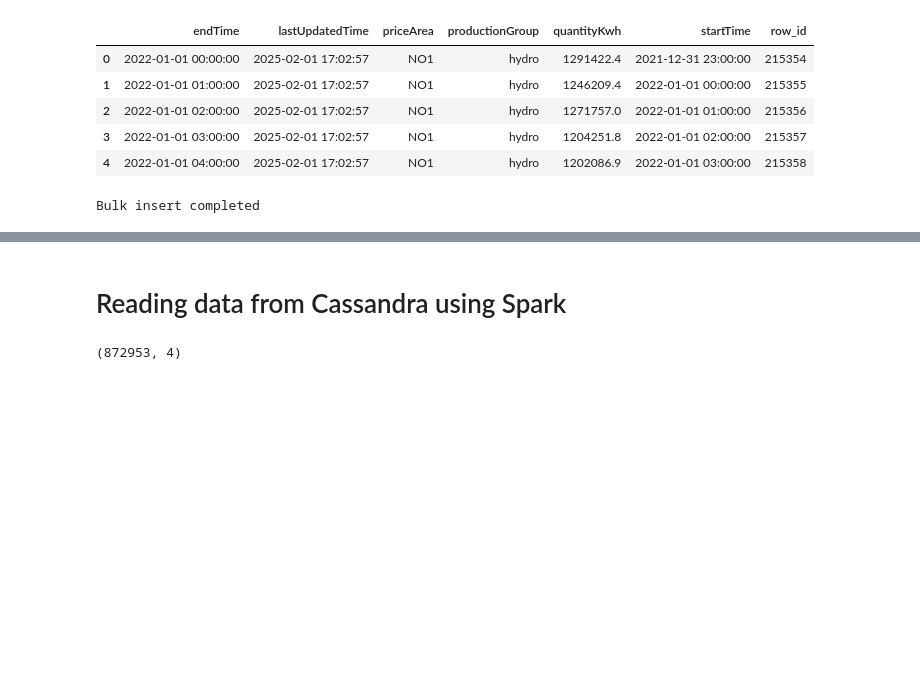
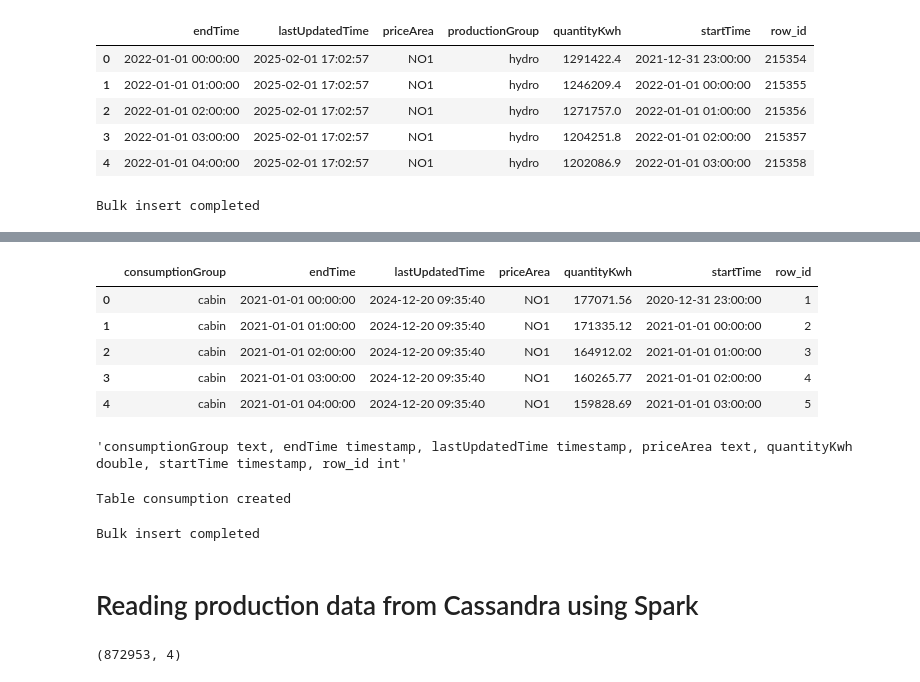
Before and after one commit to KristofferHemm/ind320, a Jupyter notebook: notebooks/part4.ipynb, the cells around one changed output, grey strips where cells are left out. Saved outputs shown, nothing was run; the diff lists cells and outputs as text; code cells hidden in the pictures; blank space fills up the shorter version.

```diff
--- a/notebooks/part4.ipynb
+++ b/notebooks/part4.ipynb
@@ -246,0 +340,3 @@ Bulk insert completed
+# %%
+# Make one datafram from the list of dataframes collected
+df = pd.concat(data, ignore_index=True)
@@ -246,0 +349,6 @@ Bulk insert completed
+# %%
+df = df.drop('meteringPointCount', axis=1)
+# %%
+df['endTime'] = pd.to_datetime(df['endTime'], utc=True).dt.tz_localize(None)
+df['lastUpdatedTime'] = pd.to_datetime(df['lastUpdatedTime'], utc=True).dt.tz_localize(None)
+df['startTime'] = pd.to_datetime(df['startTime'], utc=True).dt.tz_localize(None)
@@ -246,0 +364,4 @@ Bulk insert completed
+# %%
+# Drop duplicates if there were any duplicates created at the start/end of months
+df = df.drop_duplicates()
+df.shape
@@ -247,5 +400,65 @@ Bulk insert completed
+# %%
+df['row_id'] = range(1, len(df)+1)
+primary_key = df.columns[-1]
+df.head()
+# %% [output]
+|  | consumptionGroup | endTime | lastUpdatedTime | priceArea | quantityKwh | startTime | row_id |
+| 0 | cabin | 2021-01-01 00:00:00 | 2024-12-20 09:35:40 | NO1 | 177071.56 | 2020-12-31 23:00:00 | 1 |
+| 1 | cabin | 2021-01-01 01:00:00 | 2024-12-20 09:35:40 | NO1 | 171335.12 | 2021-01-01 00:00:00 | 2 |
+| 2 | cabin | 2021-01-01 02:00:00 | 2024-12-20 09:35:40 | NO1 | 164912.02 | 2021-01-01 01:00:00 | 3 |
+| 3 | cabin | 2021-01-01 03:00:00 | 2024-12-20 09:35:40 | NO1 | 160265.77 | 2021-01-01 02:00:00 | 4 |
+| 4 | cabin | 2021-01-01 04:00:00 | 2024-12-20 09:35:40 | NO1 | 159828.69 | 2021-01-01 03:00:00 | 5 |
+# %%
+# Setting column definitions for Cassandra
+columns_cql = ', '.join([
+    f'{col} {pandas_to_cassandra_type(df[col].dtype)}'
+    for col in df.columns
+])
+columns_cql
+# %% [output]
+'consumptionGroup text, endTime timestamp, lastUpdatedTime timestamp, priceArea text, quantityKwh double, startTime timestamp, row_id int'
+# %%
+# Creating the consumption table
+create_table_cql = f"""
+CREATE TABLE IF NOT EXISTS {table_name} (
+    {columns_cql},
+    PRIMARY KEY ({primary_key})
+)
+"""
+session.execute(create_table_cql)
+print(f'Table {table_name} created')
+# %% [output]
+Table consumption created
+# %%
+# Inserting data into Cassandra using batch-insert
+columns = list(df.columns)
+placeholders = ", ".join(["?"] * len(columns))
+columns_str = ", ".join(columns)
+
+insert_cql = f"INSERT INTO consumption ({columns_str}) VALUES ({placeholders})"
+
+BATCH_SIZE = 100
+
+prepared = session.prepare(insert_cql)
+batch = BatchStatement()
+
+for i, (_, row) in enumerate(df.iterrows(), 1):
+    values = [v.to_pydatetime() if isinstance(v, pd.Timestamp) else v for v in row]
+    batch.add(prepared, tuple(values))
+
+    if i % BATCH_SIZE == 0:
+        session.execute(batch)
+        batch = BatchStatement()  # reset batch
+
+# execute remaining
+if len(batch) > 0:
+    session.execute(batch)
+
+print("Bulk insert completed")
+# %% [output]
+Bulk insert completed
 # %% [markdown]
-# Reading data from Cassandra using Spark
+# Reading production data from Cassandra using Spark
 # %%
 # Start a Spark session
 spark = (
```
Also changed, not shown: parts of 34 cells of this notebook.
